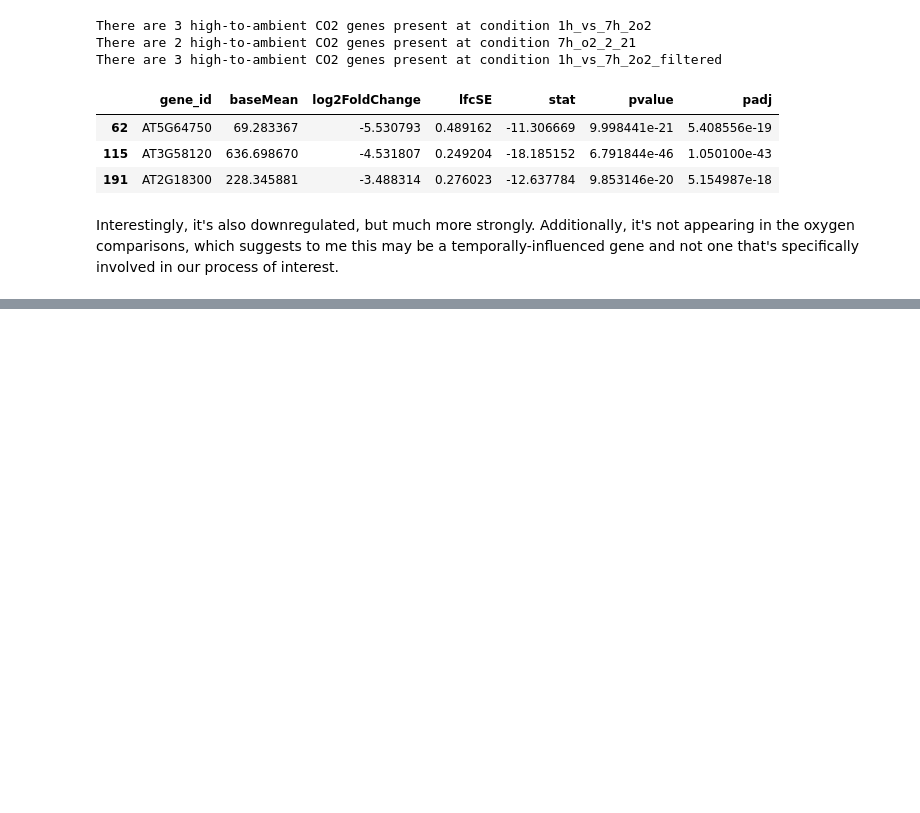
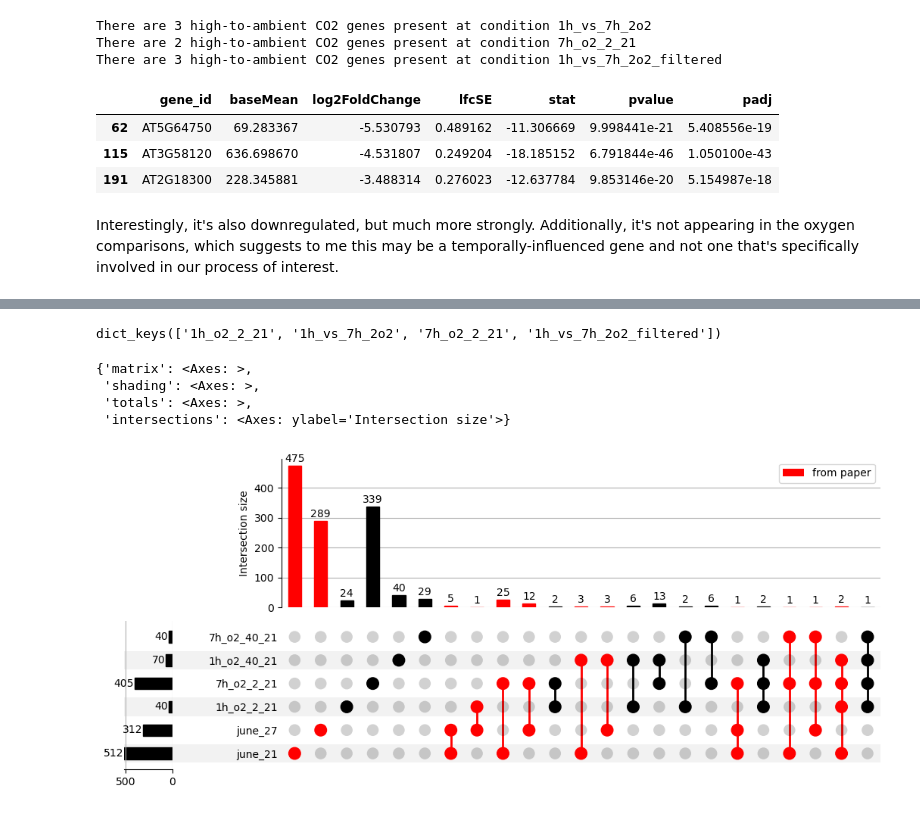
Before and after one commit to serenalotreck/photorespiration-omics, a Jupyter notebook: notebooks/high_CO2_comparison.ipynb, the cells around one changed output, grey strips where cells are left out. Saved outputs shown, nothing was run; the diff lists cells and outputs as text; code cells hidden in the pictures; blank space fills up the shorter version.

```diff
--- a/notebooks/high_CO2_comparison.ipynb
+++ b/notebooks/high_CO2_comparison.ipynb
@@ -96,0 +229,21 @@ Interestingly, it's also downregulated, but much more strongly. Additionally, it
+# %%
+two.keys()
+# %% [output]
+dict_keys(['1h_o2_2_21', '1h_vs_7h_2o2', '7h_o2_2_21', '1h_vs_7h_2o2_filtered'])
+# %%
+genes_o2 = {k: v.gene_id.tolist() for k, v in li_combined.items()}
+genes_o2.update({k: v.gene_id.tolist() for k, v in two.items() if k in ['1h_o2_2_21', '7h_o2_2_21']})
+genes_o2.update({k: v.gene_id.tolist() for k, v in forty.items() if k in ['1h_o2_40_21', '7h_o2_40_21']})
+# %%
+warnings.filterwarnings('ignore')
+to_plot_o2 = from_contents(genes_o2)
+upset = UpSet(to_plot_o2, show_counts=True, sort_categories_by='input')
+for c in ['june_21', 'june_27']:
+    upset.style_subsets(present=c, facecolor='red', label='from paper')
+upset.plot()
+# %% [output]
+{'matrix': <Axes: >,
+ 'shading': <Axes: >,
+ 'totals': <Axes: >,
+ 'intersections': <Axes: ylabel='Intersection size'>}
+[figure, added]
```
Also changed, not shown: parts of 34 cells of this notebook, 1 other file.
